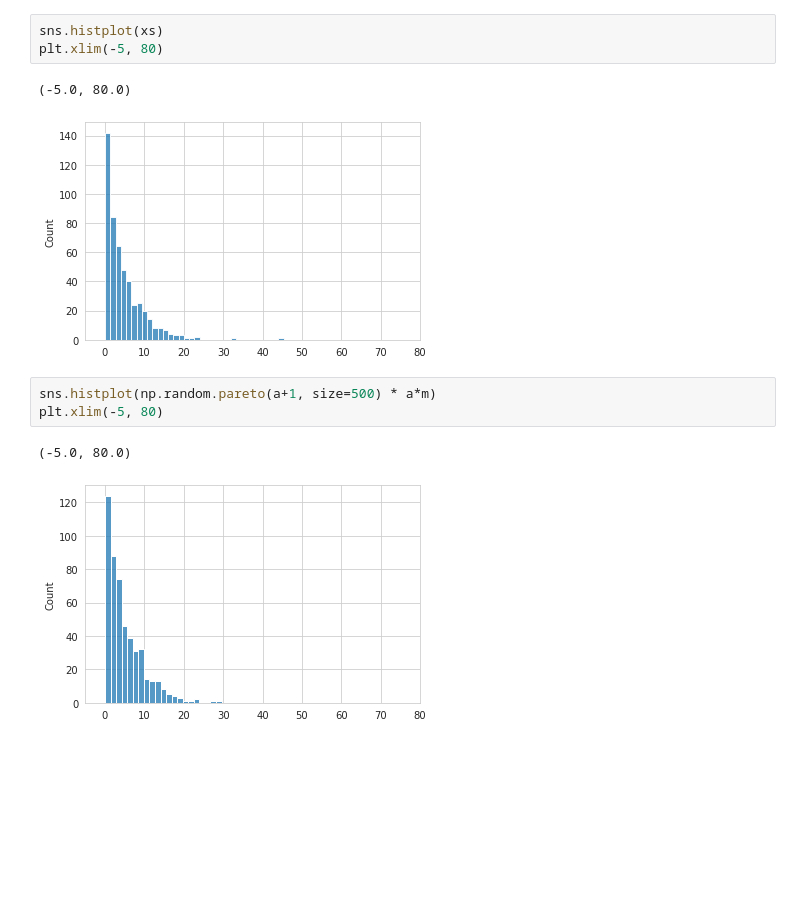
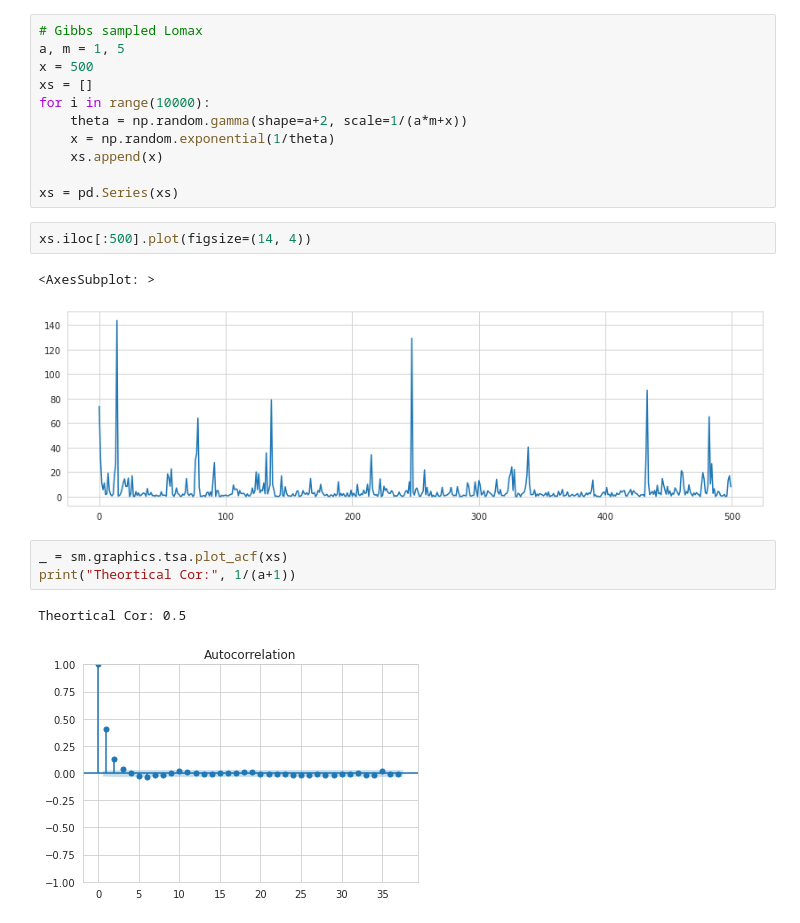
Before and after one commit to WHITSNAK/sta831-sp23, a Jupyter notebook: ch4/hw5 - 4.ipynb, the cells around one changed output. Cells and saved outputs as stored; diff of their text form; blank space fills up the shorter version.

Commit message:
add gibbs sampler

```diff
--- a/ch4/hw5 - 4.ipynb
+++ b/ch4/hw5 - 4.ipynb
@@ -38,12 +35,22 @@ fig.show()
-# %%
-sns.histplot(xs)
-plt.xlim(-5, 80)
-# %% [output]
-(-5.0, 80.0)
-[figure, removed]
-# %%
-sns.histplot(np.random.pareto(a+1, size=500) * a*m)
-plt.xlim(-5, 80)
-# %% [output]
-(-5.0, 80.0)
-[figure, removed]
+# %%
+# Gibbs sampled Lomax
+a, m = 1, 5
+x = 500
+xs = []
+for i in range(10000):
+    theta = np.random.gamma(shape=a+2, scale=1/(a*m+x))
+    x = np.random.exponential(1/theta)
+    xs.append(x)
+
+xs = pd.Series(xs)
+# %%
+xs.iloc[:500].plot(figsize=(14, 4))
+# %% [output]
+<AxesSubplot: >
+[figure, added]
+# %%
+_ = sm.graphics.tsa.plot_acf(xs)
+print("Theortical Cor:", 1/(a+1))
+# %% [output]
+Theortical Cor: 0.5
+[figure, added]
```
Also changed, not shown: parts of 3 cells of this notebook.
